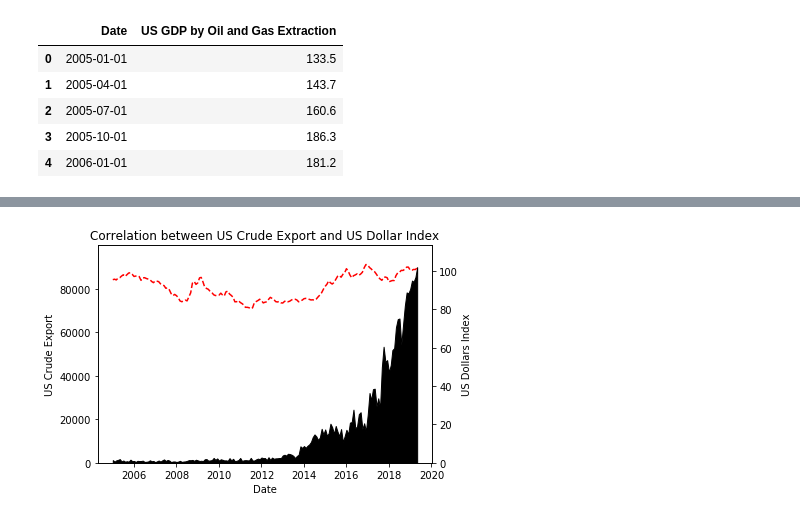
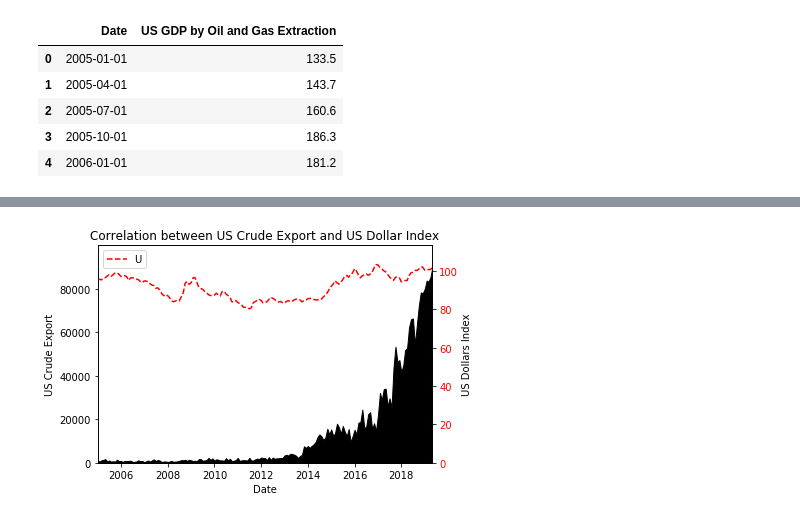
Before and after one commit to kk-deng/CanadaEnergyIE, a Jupyter notebook: Part 1 - US Oil Export and GDP vs. USD dollars.ipynb, the cells around one changed output, grey strips where cells are left out. Cells and saved outputs as stored; diff of their text form; code cells hidden in the pictures.

```diff
--- a/Part 1 - US Oil Export and GDP vs. USD dollars.ipynb
+++ b/Part 1 - US Oil Export and GDP vs. USD dollars.ipynb
@@ -226,4 +226,4 @@ table7_final_2.head()
 # Export leaned table 7 to csv
 table7_final_2.to_csv("Resources/Clean Data/Table 7 - Clean.csv", index=False)
 # %%
-merge_final = pd.merge(merge_1_3, table7_final, on="Date", how="outer")
+merge_final = pd.merge(merge_1_3, table7_final, on="Date", how="left")
@@ -246,0 +230,3 @@ merge_final
+# %%
+merge_final['US GDP by Oil and Gas Extraction'] = merge_final['US GDP by Oil and Gas Extraction'].replace(np.nan, 0)
+merge_final
@@ -246,0 +247,3 @@ merge_final
+# %%
+merge_final["US GDP by Oil and Gas Extraction"] = merge_final["US GDP by Oil and Gas Extraction"].fillna(0)
+merge_final["US GDP by Oil and Gas Extraction"].astype(float)
@@ -248,36 +267,37 @@ merge_final
 #-----------------------------------------------------------------------------------------------
 # PLOTTING
 x_axis = merge_final["Date"]
 y_axis_1 = merge_final["U.S. Exports of Crude Oil (Thousand Barrels)"]
 y_axis_2 = merge_final["US Dollars Index"]
 y_axis_3 = merge_final["US GDP by Oil and Gas Extraction"]
 
 # y_axis_1, y_axis_2 = ax.get_ylimit(y_axis_1,y_axis_2)
 # ax_c.set_ylimit()
 
 fix, ax1 = plt.subplots()
 
 # 1st y axis
 
 ax1.set_title("Correlation between US Crude Export and US Dollar Index")
 ax1.set_xlabel('Date')
 ax1.set_ylabel('US Crude Export')
 ax1.stackplot(x_axis, y_axis_1, color="black")
 ax1.tick_params(axis='y', labelcolor='black')
+ax1.set_xlim(min(x_axis), max(x_axis) )
 ax1.set_ylim(0,max(y_axis_1) + 10000 )
-
 
 # 2nd y axis
 ax2 = ax1.twinx()  # instantiate a second axes that shares the same x-axis
 
 ax2.set_ylabel("US Dollars Index")  # we already handled the x-label with ax1
 ax2.plot(x_axis, y_axis_2, color='red', linestyle="dashed")
-ax2.tick_params(axis='y', labelcolor='black')
+ax2.tick_params(axis='y', labelcolor='red')
 ax2.set_ylim(0, max(y_axis_2) + 10)
+ax2.legend(labels="US Dollar Index", loc="best")
 
-
+plt.savefig("Resources/Plotting/Plots/Part 1A.png")
 plt.show()
 # %% [output]
-[figure, old version]
+[figure, new version]
 # %%
 # Still need to plot the USD GPD from Oil and Gas Extraction ####
```
Also changed, not shown: parts of 7 cells of this notebook, 3 other files.
